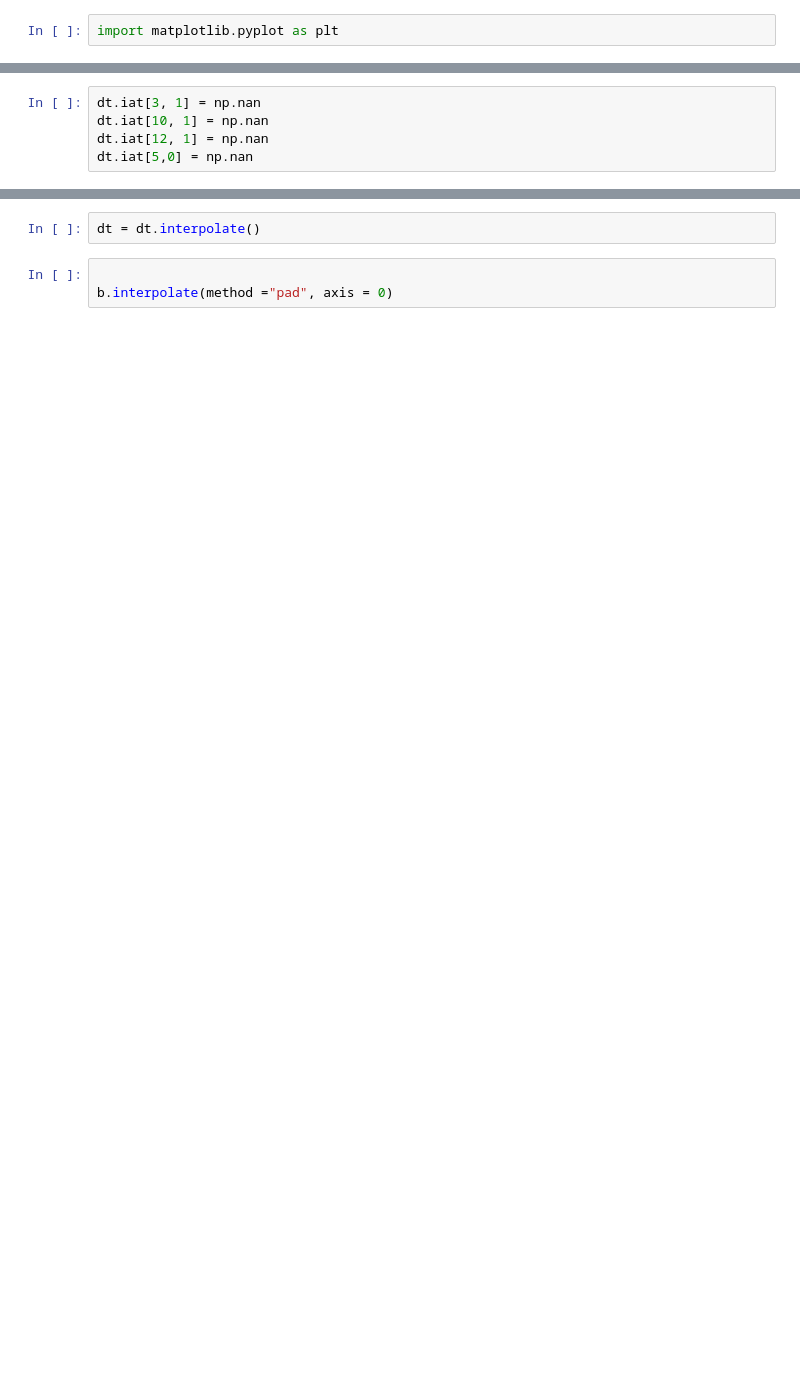
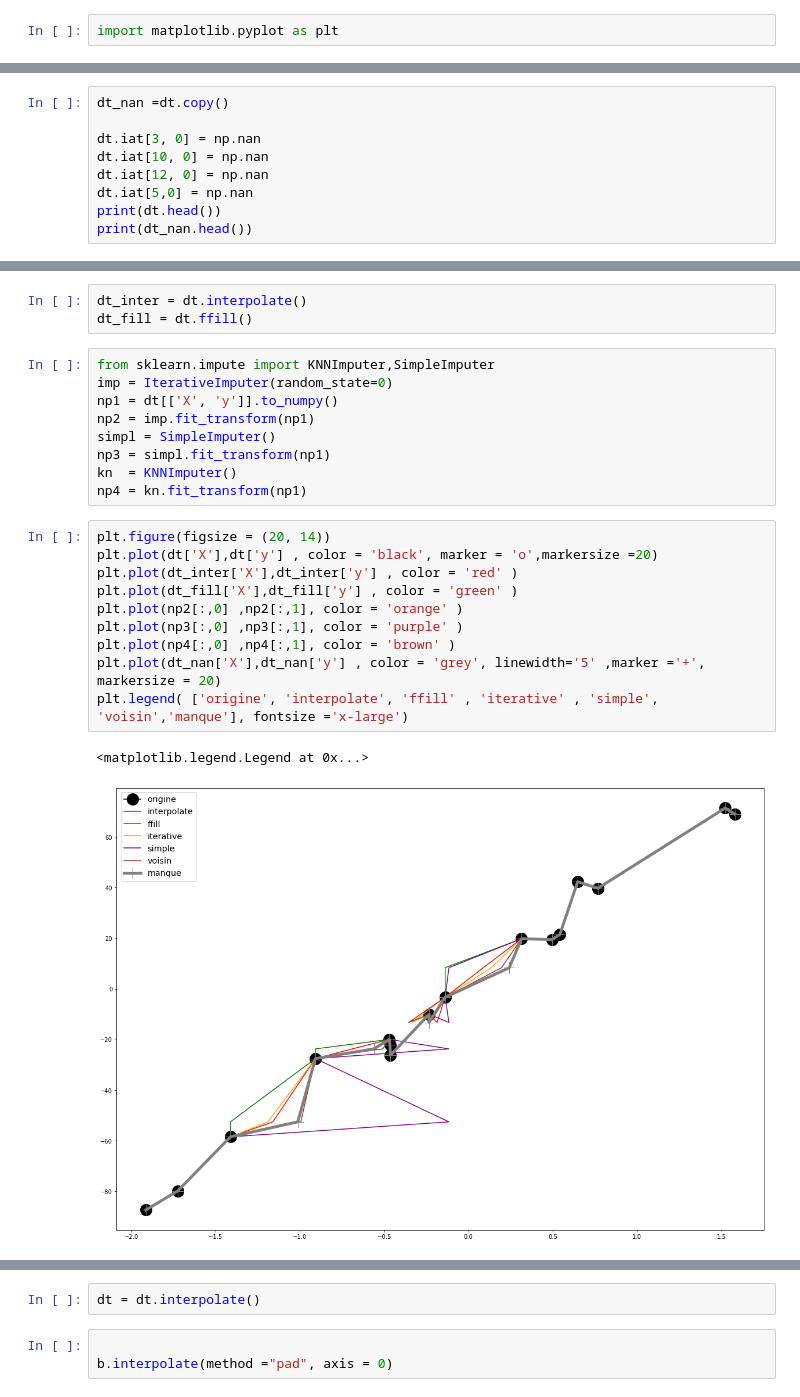
Before and after one commit to germanlinux/notebooks, a Jupyter notebook: python_datasc/pandas_missing.ipynb, the cells around one changed output, grey strips where cells are left out. Drawn from its saved outputs; the diff is of its cells as text; blank space fills up the shorter version.

```diff
--- a/python_datasc/pandas_missing.ipynb
+++ b/python_datasc/pandas_missing.ipynb
@@ -160,5 +82,9 @@ plt.plot(dt['X'],dt['y']  )
 # %%
-dt.iat[3, 1] = np.nan
-dt.iat[10, 1] = np.nan
-dt.iat[12, 1] = np.nan
+dt_nan =dt.copy()
+
+dt.iat[3, 0] = np.nan
+dt.iat[10, 0] = np.nan
+dt.iat[12, 0] = np.nan
 dt.iat[5,0] = np.nan
+print(dt.head())
+print(dt_nan.head())
@@ -164,0 +104,25 @@ dt.iat[5,0] = np.nan
+# %%
+dt_inter = dt.interpolate()
+dt_fill = dt.ffill()
+# %%
+from sklearn.impute import KNNImputer,SimpleImputer
+imp = IterativeImputer(random_state=0)
+np1 = dt[['X', 'y']].to_numpy()
+np2 = imp.fit_transform(np1)
+simpl = SimpleImputer()
+np3 = simpl.fit_transform(np1)
+kn  = KNNImputer()
+np4 = kn.fit_transform(np1)
+# %%
+plt.figure(figsize = (20, 14))
+plt.plot(dt['X'],dt['y'] , color = 'black', marker = 'o',markersize =20)
+plt.plot(dt_inter['X'],dt_inter['y'] , color = 'red' )
+plt.plot(dt_fill['X'],dt_fill['y'] , color = 'green' )
+plt.plot(np2[:,0] ,np2[:,1], color = 'orange' )
+plt.plot(np3[:,0] ,np3[:,1], color = 'purple' )
+plt.plot(np4[:,0] ,np4[:,1], color = 'brown' )
+plt.plot(dt_nan['X'],dt_nan['y'] , color = 'grey', linewidth='5' ,marker ='+', markersize = 20)
+plt.legend( ['origine', 'interpolate', 'ffill' , 'iterative' , 'simple', 'voisin','manque'], fontsize ='x-large')
+# %% [output]
+<matplotlib.legend.Legend at 0x...>
+[figure, added]
```
Also changed, not shown: parts of 18 cells of this notebook.
